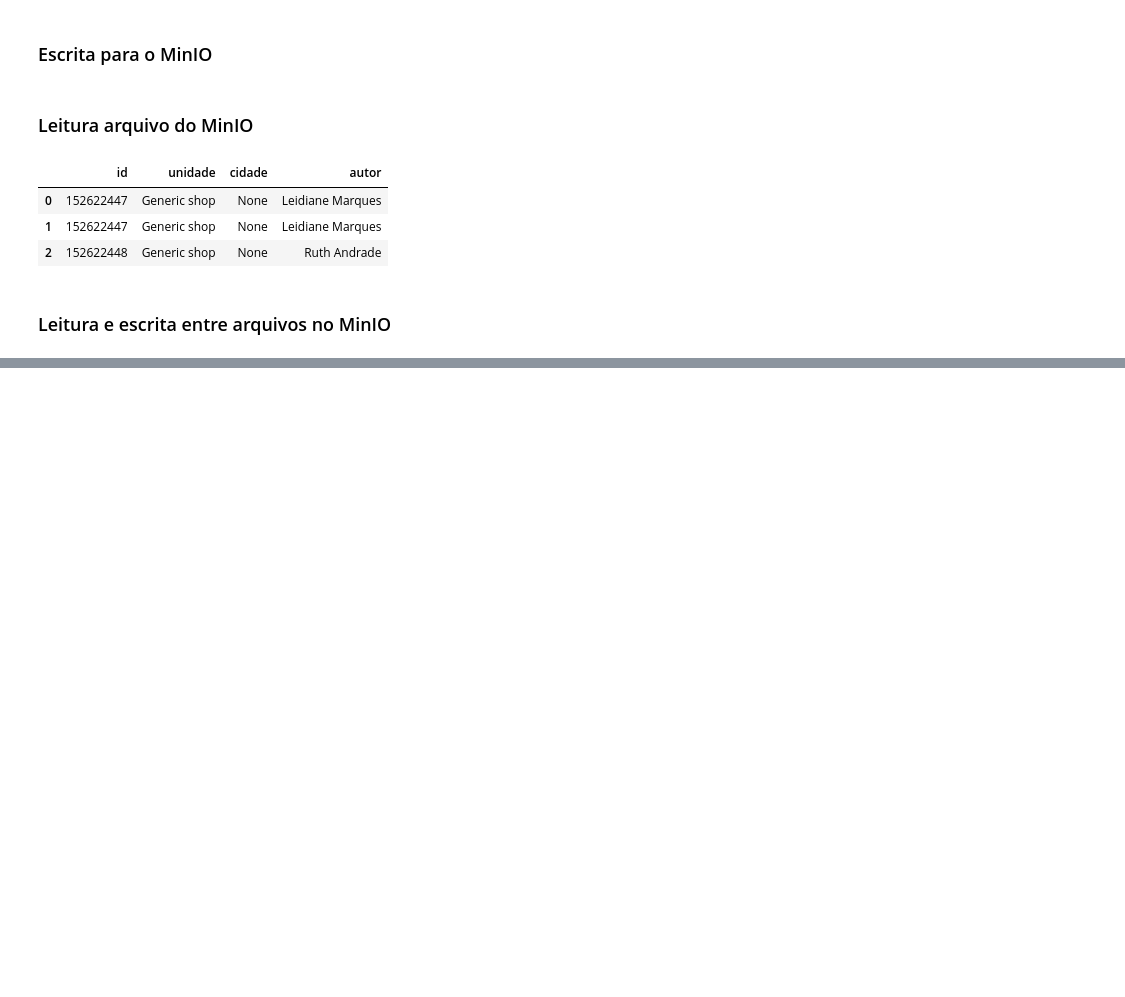
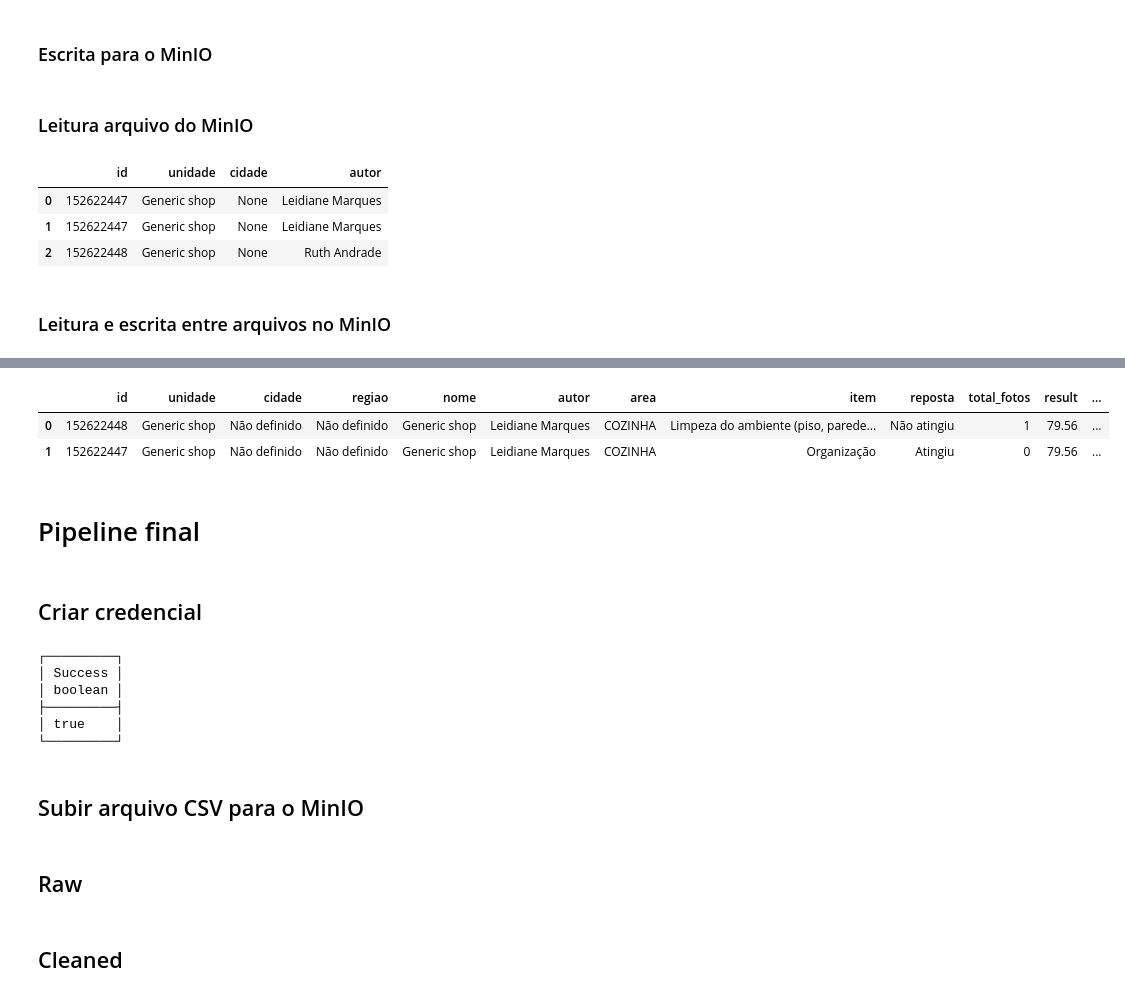
Before and after one commit to marcorezende/hawkeye, a Jupyter notebook: pipeline.ipynb, the cells around one changed output, grey strips where cells are left out. Cells and saved outputs as stored; diff of their text form; code cells hidden in the pictures; blank space fills up the shorter version.

Commit message:
adjusts in sample and pipeline

```diff
--- a/pipeline.ipynb
+++ b/pipeline.ipynb
@@ -111,0 +166,55 @@ FROM 's3://hawkeye/checklist.parquet') TO 's3://hawkeye/checklist2.parquet' (FOR
+# %%
+import duckdb
+duckdb.sql('''
+WITH raw AS (
+     SELECT
+    "Código da avaliação" as id,
+    Unidade as unidade,
+    Cidade as cidade,
+    "Região/Grupo" as regiao,
+    "Nome do checklist" as nome,
+    Autor as autor,
+    "Área" as area,
+    Item as item,
+    Resposta as reposta,
+    Imagens as imagens,
+    "Data inicial" as data_inicial,
+    "Data final" as data_final,
+    "Data de sincronização" as data_sincronizacao,
+    Resultado AS result,
+    "Comentários finais" as final_comments
+   FROM  "data/sample.csv"
+), cleaned as (
+    SELECT
+    id,
+    unidade,
+    COALESCE(cidade, 'Não definido') as cidade,
+    COALESCE(regiao, 'Não definido') as regiao,
+    nome,
+    autor,
+    area,
+    item,
+    reposta,
+    COALESCE(len(string_split(imagens, ' ')), 0) as total_fotos,
+    CAST(REPLACE(result, ',', '.') AS DOUBLE) AS result,
+    data_inicial,
+    data_final,
+    data_sincronizacao,
+    final_comments,
+    ROW_NUMBER() OVER (PARTITION BY id ORDER BY data_sincronizacao DESC) as rn
+    FROM raw
+)
+SELECT *
+FROM cleaned
+WHERE rn=1
+
+
+    ''').df()
+# %% [output]
+|  | id | unidade | cidade | regiao | nome | autor | area | item | reposta | total_fotos | result | ... |
+| 0 | 152622448 | Generic shop | Não definido | Não definido | Generic shop | Leidiane Marques | COZINHA | Limpeza do ambiente (piso, parede... | Não atingiu | 1 | 79.56 | ... |
+| 1 | 152622447 | Generic shop | Não definido | Não definido | Generic shop | Leidiane Marques | COZINHA | Organização | Atingiu | 0 | 79.56 | ... |
+# %% [markdown]
+# Pipeline final
+# %% [markdown]
+## Criar credencial
@@ -111,0 +223,20 @@ FROM 's3://hawkeye/checklist.parquet') TO 's3://hawkeye/checklist2.parquet' (FOR
+# %%
+duckdb.sql("""
+CREATE OR REPLACE PERSISTENT SECRET my_secret (
+TYPE S3,
+REGION 'us-east-1',
+KEY_ID 'TESTE123',
+SECRET 'TESTE123',
+ENDPOINT 'localhost:9000',
+USE_SSL 'false',
+URL_STYLE 'path');
+""")
+# %% [output]
+┌─────────┐
+│ Success │
+│ boolean │
+├─────────┤
+│ true    │
+└─────────┘
+# %% [markdown]
+## Subir arquivo CSV para o MinIO
@@ -111,0 +262,2 @@ FROM 's3://hawkeye/checklist.parquet') TO 's3://hawkeye/checklist2.parquet' (FOR
+# %% [markdown]
+## Raw
@@ -111,0 +289,2 @@ FROM 's3://hawkeye/checklist.parquet') TO 's3://hawkeye/checklist2.parquet' (FOR
+# %% [markdown]
+## Cleaned
```
Also changed, not shown: parts of 10 cells of this notebook, 1 other file.
